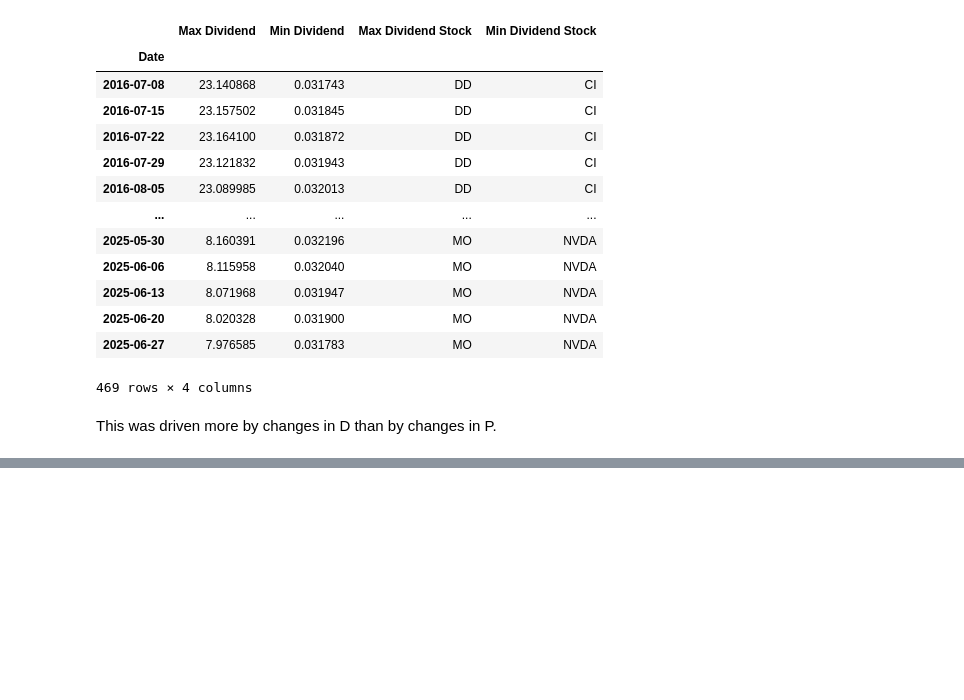
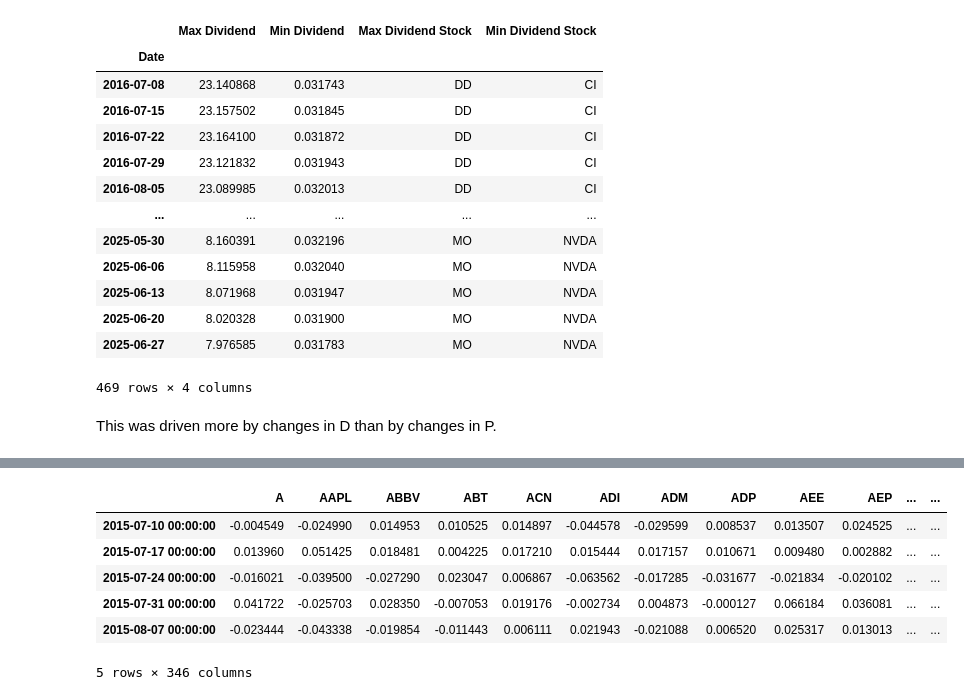
Before and after one commit to t-flora/portfolio-risk-mgmt, a Jupyter notebook: hw8/Homework8.ipynb, the cells around one changed output, grey strips where cells are left out. Saved outputs shown, nothing was run; the diff lists cells and outputs as text; code cells hidden in the pictures; blank space fills up the shorter version.

```diff
--- a/hw8/Homework8.ipynb
+++ b/hw8/Homework8.ipynb
@@ -432,0 +443,11 @@ This was driven more by changes in D than by changes in P.
+# %%
+spx_returns = spx_px_last.pct_change()
+spx_returns.drop(spx_returns.index[0], inplace=True)
+# %% [output]
+|  | A | AAPL | ABBV | ABT | ACN | ADI | ADM | ADP | AEE | AEP | ... | ... |
+| 2015-07-10 00:00:00 | -0.004549 | -0.024990 | 0.014953 | 0.010525 | 0.014897 | -0.044578 | -0.029599 | 0.008537 | 0.013507 | 0.024525 | ... | ... |
+| 2015-07-17 00:00:00 | 0.013960 | 0.051425 | 0.018481 | 0.004225 | 0.017210 | 0.015444 | 0.017157 | 0.010671 | 0.009480 | 0.002882 | ... | ... |
+| 2015-07-24 00:00:00 | -0.016021 | -0.039500 | -0.027290 | 0.023047 | 0.006867 | -0.063562 | -0.017285 | -0.031677 | -0.021834 | -0.020102 | ... | ... |
+| 2015-07-31 00:00:00 | 0.041722 | -0.025703 | 0.028350 | -0.007053 | 0.019176 | -0.002734 | 0.004873 | -0.000127 | 0.066184 | 0.036081 | ... | ... |
+| 2015-08-07 00:00:00 | -0.023444 | -0.043338 | -0.019854 | -0.011443 | 0.006111 | 0.021943 | -0.021088 | 0.006520 | 0.025317 | 0.013013 | ... | ... |
+5 rows × 346 columns
```
Also changed, not shown: parts of 6 cells of this notebook.
